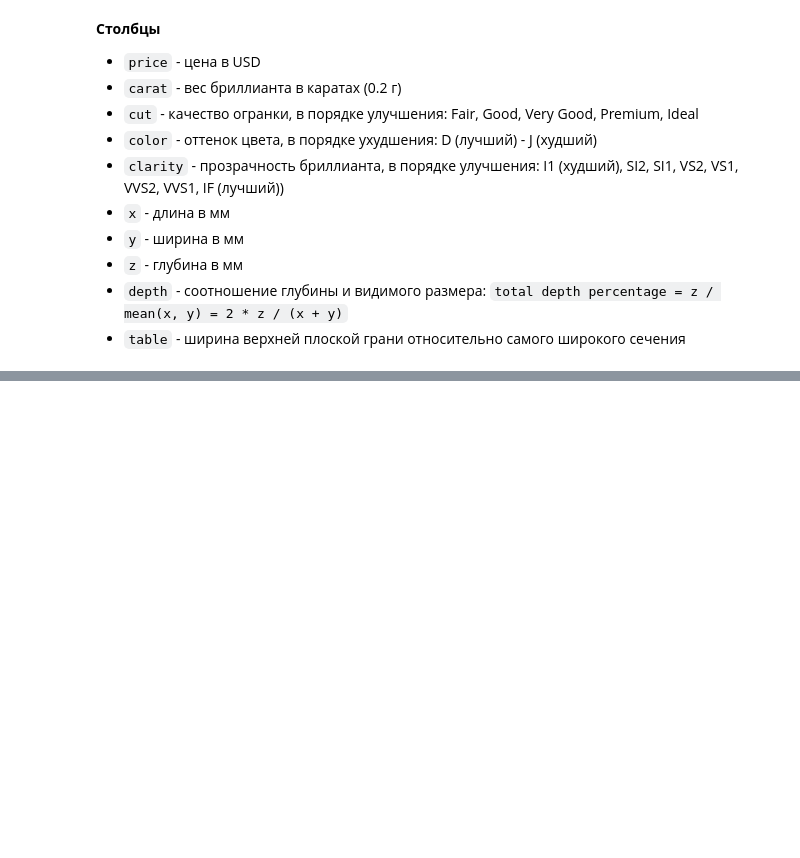
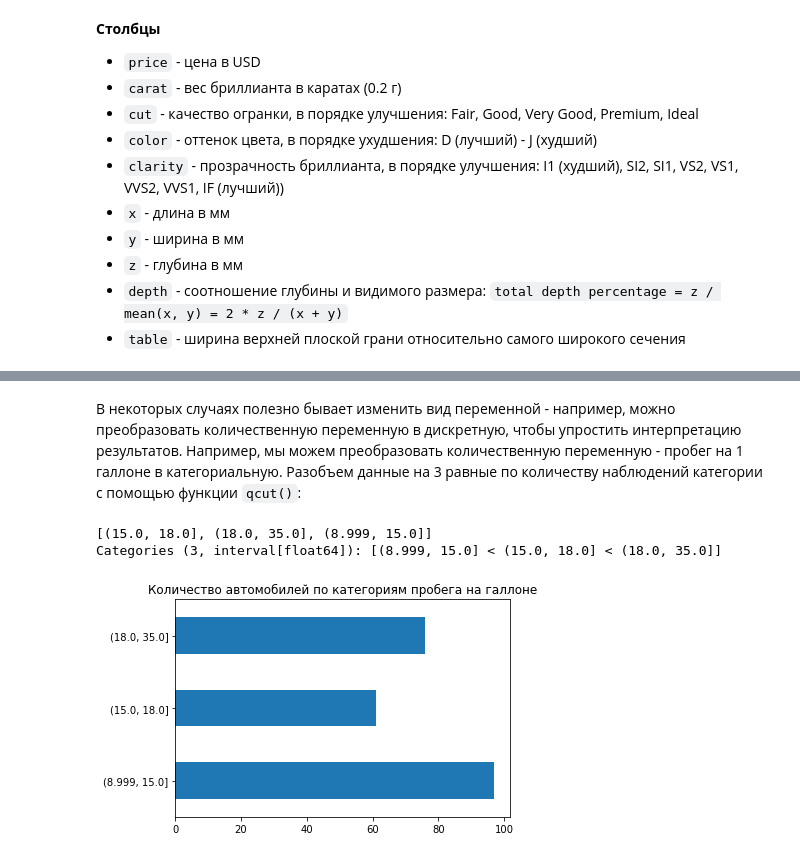
Before and after one commit to postlogist/python-ds, a Jupyter notebook: EDA/02_multivariate_eda.ipynb, the cells around one changed output, grey strips where cells are left out. Cells and saved outputs as stored; diff of their text form; code cells hidden in the pictures; blank space fills up the shorter version.

```diff
--- a/EDA/02_multivariate_eda.ipynb
+++ b/EDA/02_multivariate_eda.ipynb
@@ -93,0 +172,13 @@ diamonds.head()
+# %% [markdown]
+В некоторых случаях полезно бывает изменить вид переменной - например, можно преобразовать количественную переменную в дискретную, чтобы упростить интерпретацию результатов. Например, мы можем преобразовать количественную переменную - пробег на 1 галлоне в категориальную. Разобъем данные на 3 равные по количеству наблюдений категории с помощью функции `qcut()`:
+# %%
+cty_cat = pd.qcut(mpg['cty'], q = 3)
+cty_cat.unique()
+# %% [output]
+[(15.0, 18.0], (18.0, 35.0], (8.999, 15.0]]
+Categories (3, interval[float64]): [(8.999, 15.0] < (15.0, 18.0] < (18.0, 35.0]]
+# %%
+cty_cat.value_counts(sort=False).plot(kind='barh');
+plt.title('Количество автомобилей по категориям пробега на галлоне');
+# %% [output]
+[figure, added]
```
Also changed, not shown: parts of 129 cells of this notebook, 5 other files.
